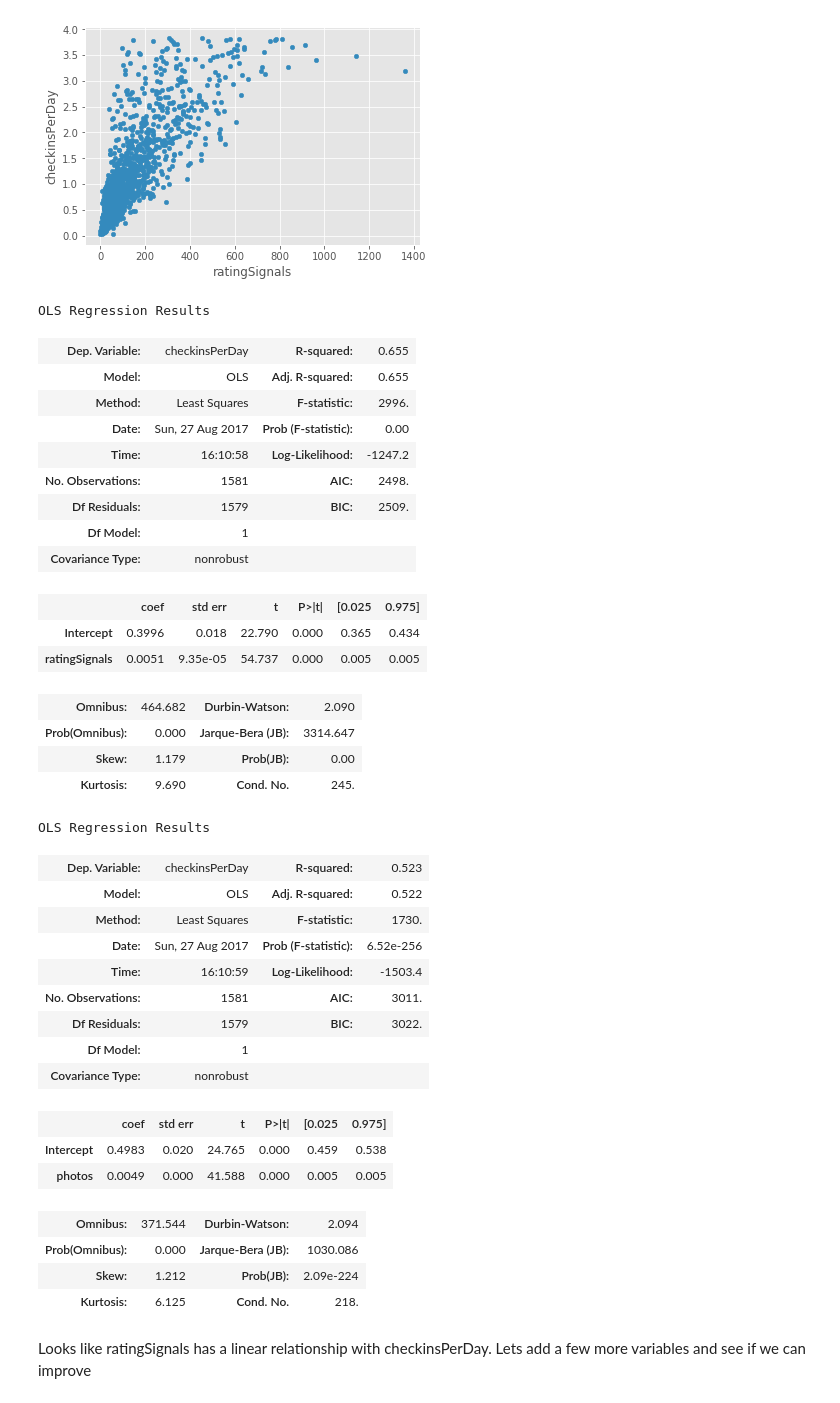
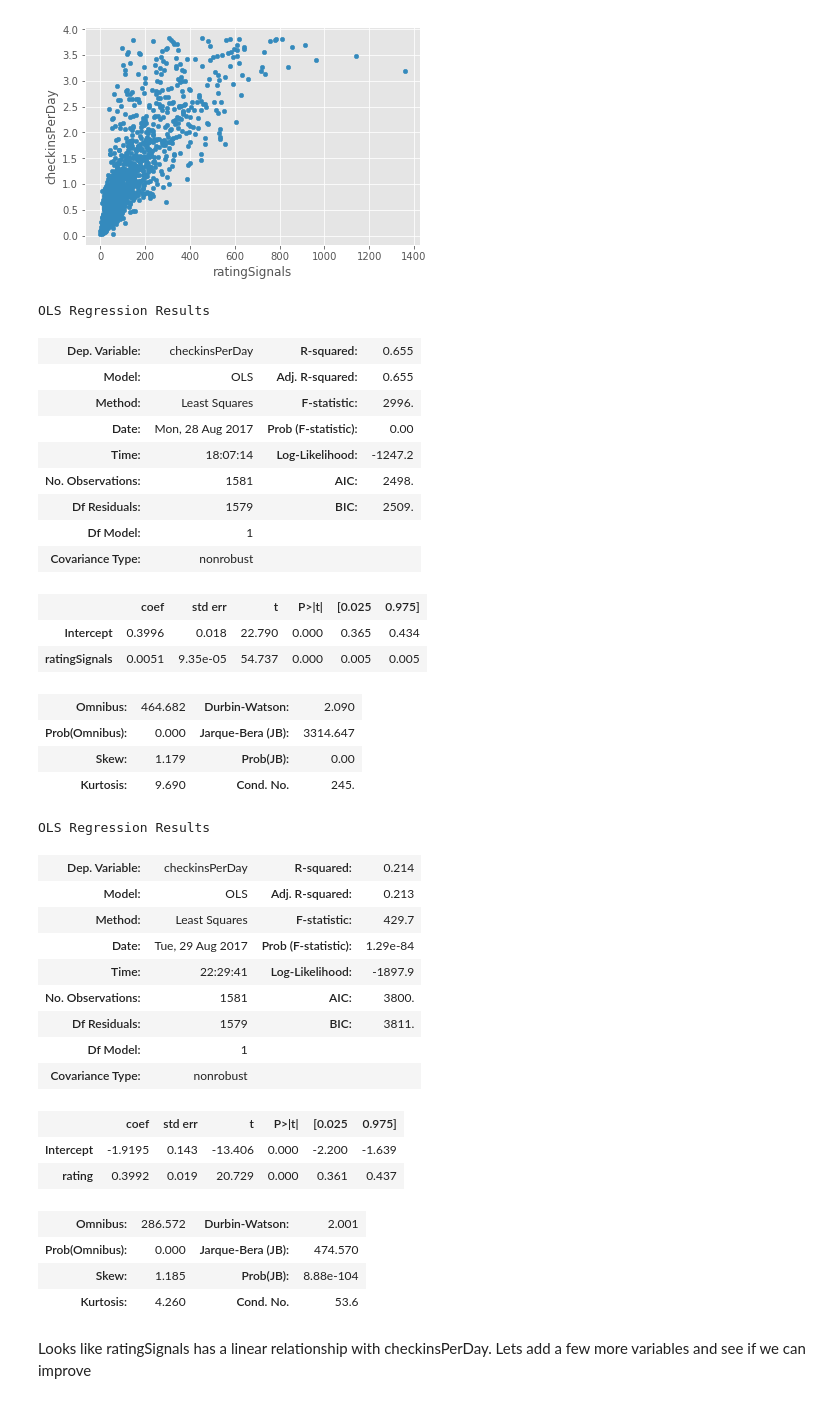
Before and after one commit to manulohiya/checkin-predictor, a Jupyter notebook: notebooks/checkin_predictor_part3.ipynb, the cells around one changed output. Cells and saved outputs as stored; diff of their text form; code cells hidden in the pictures.

```diff
--- a/notebooks/checkin_predictor_part3.ipynb
+++ b/notebooks/checkin_predictor_part3.ipynb
@@ -161,7 +161,7 @@ plt.matshow(corr)
 # Dropping features that are collinear
 df.drop(['checkinsCount'],inplace = True, axis = 1)
 df.drop(['tipCount'],inplace = True, axis = 1)
-# df.drop(['photos'],inplace = True, axis = 1)
+df.drop(['photos'],inplace = True, axis = 1)
 df.drop(['isVerified'],inplace = True, axis = 1)
 # %%
 corr = df.corr()
@@ -266,8 +265,8 @@ OLS Regression Results
 | Dep. Variable: | checkinsPerDay | R-squared: | 0.655 |
 | Model: | OLS | Adj. R-squared: | 0.655 |
 | Method: | Least Squares | F-statistic: | 2996. |
-| Date: | Sun, 27 Aug 2017 | Prob (F-statistic): | 0.00 |
-| Time: | 16:10:58 | Log-Likelihood: | -1247.2 |
+| Date: | Mon, 28 Aug 2017 | Prob (F-statistic): | 0.00 |
+| Time: | 18:07:14 | Log-Likelihood: | -1247.2 |
 | No. Observations: | 1581 | AIC: | 2498. |
 | Df Residuals: | 1579 | BIC: | 2509. |
 | Df Model: | 1 |  |  |
@@ -280,27 +279,27 @@ OLS Regression Results
 | Skew: | 1.179 | Prob(JB): | 0.00 |
 | Kurtosis: | 9.690 | Cond. No. | 245. |
 # %%
-model = smf.ols(formula = 'checkinsPerDay ~ photos', data = df_train).fit()
+model = smf.ols(formula = 'checkinsPerDay ~ rating', data = df_train).fit()
 
 model.summary()
 # %% [output]
 OLS Regression Results
-| Dep. Variable: | checkinsPerDay | R-squared: | 0.523 |
-| Model: | OLS | Adj. R-squared: | 0.522 |
-| Method: | Least Squares | F-statistic: | 1730. |
-| Date: | Sun, 27 Aug 2017 | Prob (F-statistic): | 6.52e-256 |
-| Time: | 16:10:59 | Log-Likelihood: | -1503.4 |
-| No. Observations: | 1581 | AIC: | 3011. |
-| Df Residuals: | 1579 | BIC: | 3022. |
+| Dep. Variable: | checkinsPerDay | R-squared: | 0.214 |
+| Model: | OLS | Adj. R-squared: | 0.213 |
+| Method: | Least Squares | F-statistic: | 429.7 |
+| Date: | Tue, 29 Aug 2017 | Prob (F-statistic): | 1.29e-84 |
+| Time: | 22:29:41 | Log-Likelihood: | -1897.9 |
+| No. Observations: | 1581 | AIC: | 3800. |
+| Df Residuals: | 1579 | BIC: | 3811. |
 | Df Model: | 1 |  |  |
 | Covariance Type: | nonrobust |  |  |
 |  | coef | std err | t | P>|t| | [0.025 | 0.975] |
-| Intercept | 0.4983 | 0.020 | 24.765 | 0.000 | 0.459 | 0.538 |
-| photos | 0.0049 | 0.000 | 41.588 | 0.000 | 0.005 | 0.005 |
+| Intercept | -1.9195 | 0.143 | -13.406 | 0.000 | -2.200 | -1.639 |
+| rating | 0.3992 | 0.019 | 20.729 | 0.000 | 0.361 | 0.437 |
-| Omnibus: | 371.544 | Durbin-Watson: | 2.094 |
-| Prob(Omnibus): | 0.000 | Jarque-Bera (JB): | 1030.086 |
-| Skew: | 1.212 | Prob(JB): | 2.09e-224 |
-| Kurtosis: | 6.125 | Cond. No. | 218. |
+| Omnibus: | 286.572 | Durbin-Watson: | 2.001 |
+| Prob(Omnibus): | 0.000 | Jarque-Bera (JB): | 474.570 |
+| Skew: | 1.185 | Prob(JB): | 8.88e-104 |
+| Kurtosis: | 4.260 | Cond. No. | 53.6 |
 # %% [markdown]
 Looks like ratingSignals has a linear relationship with checkinsPerDay. Lets add a few more variables and see if we can improve
 # %%
```
Also changed, not shown: parts of 12 cells of this notebook.
